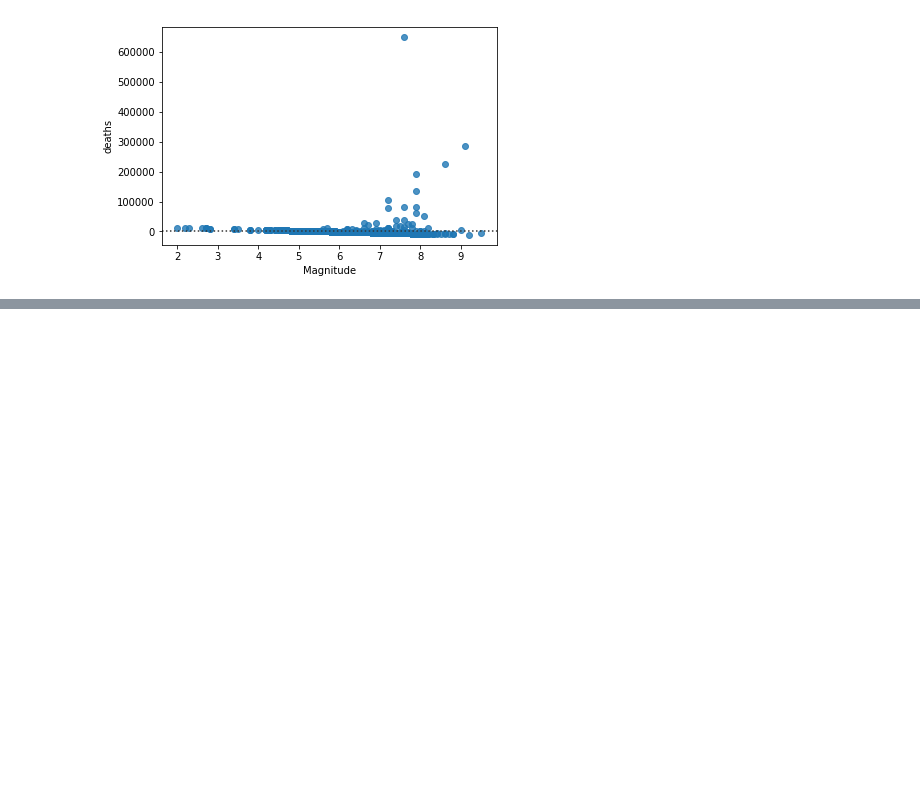
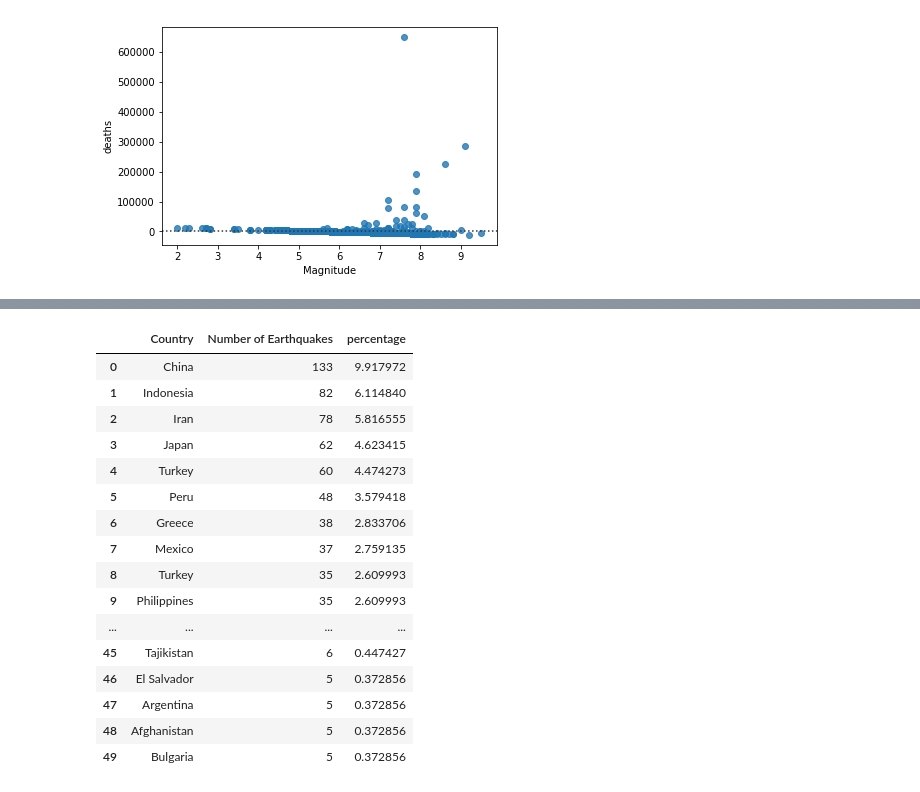
Before and after one commit to Cjcarlevato/data-question-3-earthquakes-the-dream-crushers, a Jupyter notebook: EarthquakeUWN.ipynb, the cells around one changed output, grey strips where cells are left out. Drawn from its saved outputs; the diff is of its cells as text; code cells hidden in the pictures; blank space fills up the shorter version.

```diff
--- a/EarthquakeUWN.ipynb
+++ b/EarthquakeUWN.ipynb
@@ -443,0 +516,21 @@ NameError: name 'Country' is not defined
+# %%
+country_count['percentage'] =(country_count['Number of Earthquakes']/1341)*100
+country_count.head(50)
+# %% [output]
+|  | Country | Number of Earthquakes | percentage |
+| 0 | China | 133 | 9.917972 |
+| 1 | Indonesia | 82 | 6.114840 |
+| 2 | Iran | 78 | 5.816555 |
+| 3 | Japan | 62 | 4.623415 |
+| 4 | Turkey | 60 | 4.474273 |
+| 5 | Peru | 48 | 3.579418 |
+| 6 | Greece | 38 | 2.833706 |
+| 7 | Mexico | 37 | 2.759135 |
+| 8 | Turkey | 35 | 2.609993 |
+| 9 | Philippines | 35 | 2.609993 |
+| ... | ... | ... | ... |
+| 45 | Tajikistan | 6 | 0.447427 |
+| 46 | El Salvador | 5 | 0.372856 |
+| 47 | Argentina | 5 | 0.372856 |
+| 48 | Afghanistan | 5 | 0.372856 |
+| 49 | Bulgaria | 5 | 0.372856 |
```
Also changed, not shown: parts of 22 cells of this notebook.
